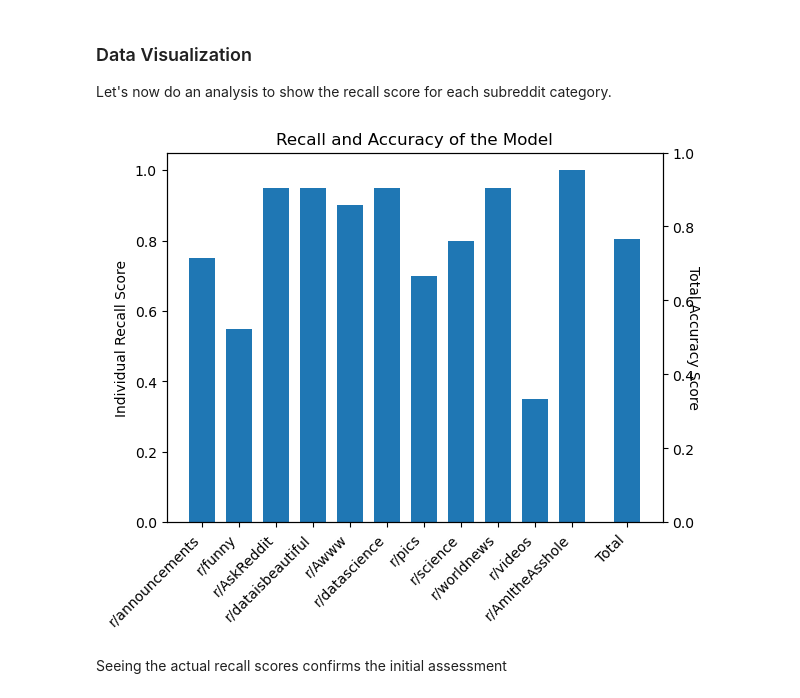
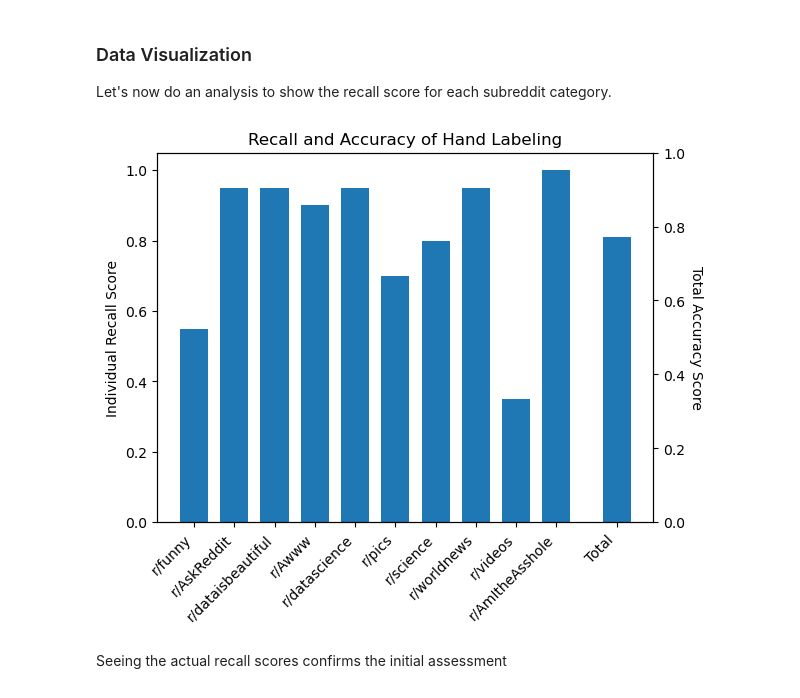
Before and after one commit to rainonej/Reddit-Projects, a Jupyter notebook: Subreddit Predictions/Preliminary Assessment.ipynb, the cells around one changed output. Saved outputs shown, nothing was run; the diff lists cells and outputs as text; code cells hidden in the pictures.

Commit message:
Fixing a big oversight
r/announcements doesn't have enough posts. I need to remove it from my data. I'm going back to the beginning to do that.

```diff
--- a/Subreddit Predictions/Preliminary Assessment.ipynb
+++ b/Subreddit Predictions/Preliminary Assessment.ipynb
@@ -20,7 +20,7 @@ The purpose of this Notebook is to define the Subreddit Prediction project and t
 
 The purpose of this project is to create a Machine Learning model which can read a reddit post title and predict which subreddit it belongs to. For simplicity we will train the model only to distinguish between a small number of subreddits. These subreddits are chosen to have a wide variety of post titles. Some subreddits will be trivial for the model, such as r/AmITheAsshole in which every post contains the word "AITA" or "WIBTA", abriviations for "Am I the asshole" and "Would I be the asshole" respectively. Other subreddits such as r/Awww and r/pics have post titles which contain very little information and thus will most likely be hard to distinguish.
 # %%
-top_subreddits = ['announcements', 'funny', 'AskReddit', 'dataisbeautiful', 'Awww', 'datascience', 'pics', 'science', 'worldnews', 'videos', 'AmItheAsshole']
+top_subreddits = ['funny', 'AskReddit', 'dataisbeautiful', 'Awww', 'datascience', 'pics', 'science', 'worldnews', 'videos', 'AmItheAsshole']
 # %% [markdown]
 ### Metrics
 
@@ -142,7 +187,7 @@ df
 
 I have already examined the data and attempted to assign to each post title a subreddit from the list of top_subreddits. The data set I looked at consisted of 20 random samples from each subreddit, so 220 samples in total. I also wrote down the explanation of each decision to gather further insight.
 # %%
-human = pd.read_csv('human.csv')
+human = pd.read_csv('human2.csv')
 human = human.set_index('id')
 human
 # %% [output]
@@ -197,37 +242,31 @@ with open("human_results.pkl", 'wb') as f:
 # %%
 # Create a Bar Chart
 
 categories = list(human_bar_data.keys())
 for i, cat in list(enumerate(categories))[:-1]:
     categories[i] = 'r/' + cat
 
 xticks = list(range(len(categories)))
 xticks[-1] += .5
 xticks = np.array(xticks)
 
 bar_width = 0.7
 
 fig, ax1 = plt.subplots()
 ax2 = ax1.twinx()
 
-#ax1.bar(xticks - 0.2, naive_bar_data.values(), bar_width, label='Naive Model')
 ax1.bar(xticks, human_bar_data.values(), bar_width)
-
-# Add error bars to the 'Naive Model' set of bars
-#Naive_Error = [0.1, 0.15, 0.2, 0.05, 0.1, .1, .3, .05, .2, .1, .11, .15] # Example values
-#ax1.errorbar(xticks - 0.2, naive_bar_data.values(), yerr=naive_results_95_error, fmt='none', ecolor='gray', elinewidth=2, capsize=5)
-
 ax1.set_xticks(xticks)
 ax1.set_xticklabels(categories, rotation=45, ha='right')
 
 plt.xlabel("Subreddits")
 ax1.set_ylabel("Individual Recall Score")
 ax2.set_ylabel("Total Accuracy Score", rotation=-90)
-plt.title("Recall and Accuracy of the Model")
-#ax1.legend()
+ax2.get_yaxis().set_label_coords(1.1,0.5)
+plt.title("Recall and Accuracy of Hand Labeling")
 plt.show()
 # %% [output]
-[figure, old version]
+[figure, new version]
 # %% [markdown]
 Seeing the actual recall scores confirms the initial assessment
 # %% [markdown]
```
Also changed, not shown: parts of 21 cells of this notebook, 6 other files.
